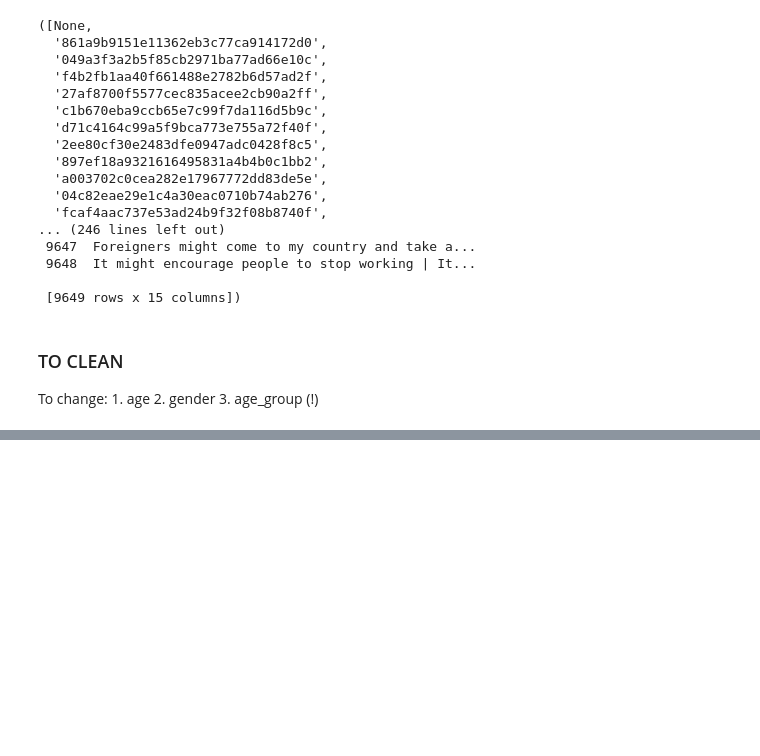
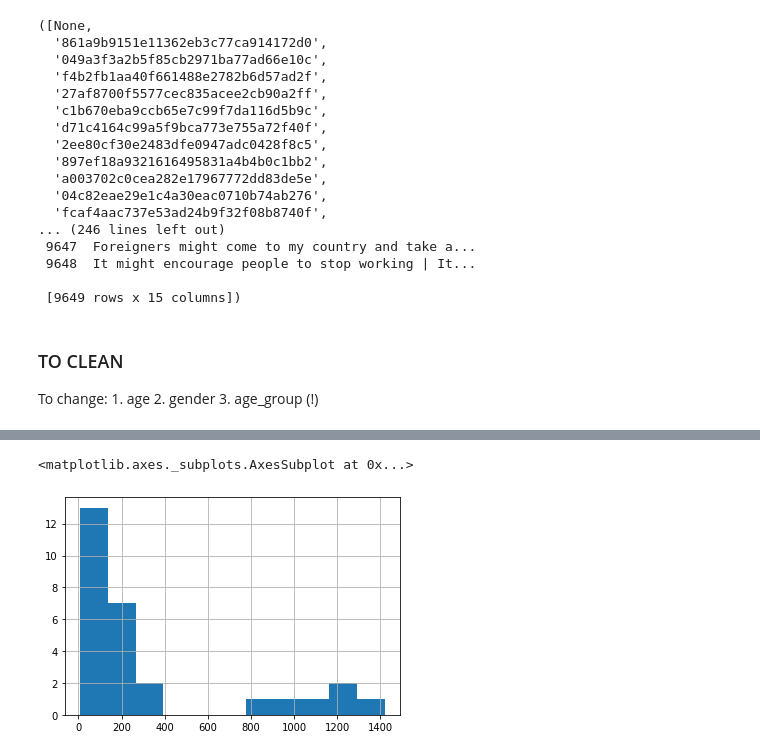
Before and after one commit to gojuangu/ih_datamadpt0420_project_m1, a Jupyter notebook: notebooks/cleaning_data.ipynb, the cells around one changed output, grey strips where cells are left out. Drawn from its saved outputs; the diff is of its cells as text; code cells hidden in the pictures; blank space fills up the shorter version.

```diff
--- a/notebooks/cleaning_data.ipynb
+++ b/notebooks/cleaning_data.ipynb
@@ -151,0 +202,5 @@ df.head()
+# %%
+x.hist(bins=11)
+# %% [output]
+<matplotlib.axes._subplots.AxesSubplot at 0x...>
+[figure, added]
```
Also changed, not shown: parts of 17 cells of this notebook, 6 other files.
